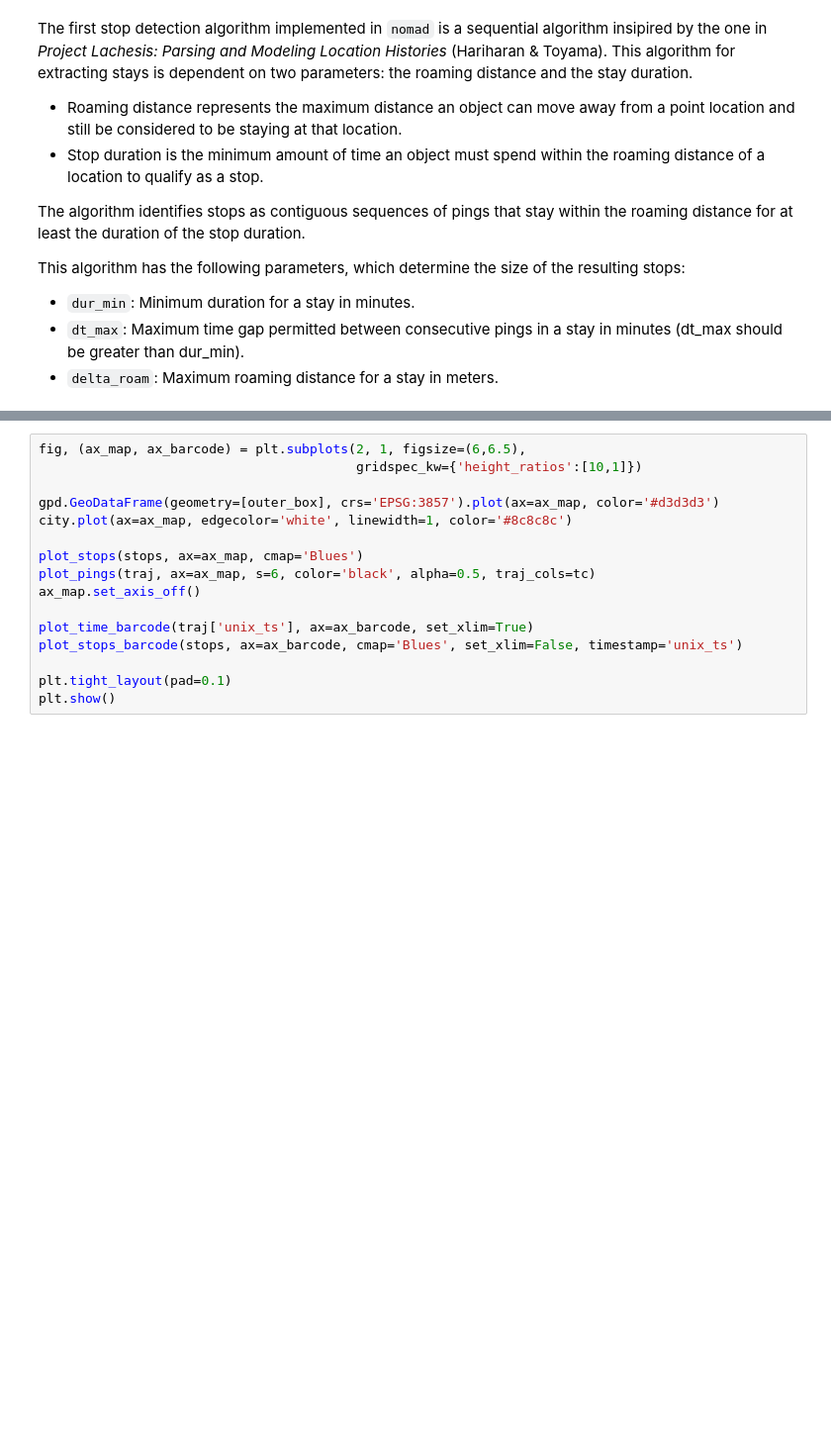
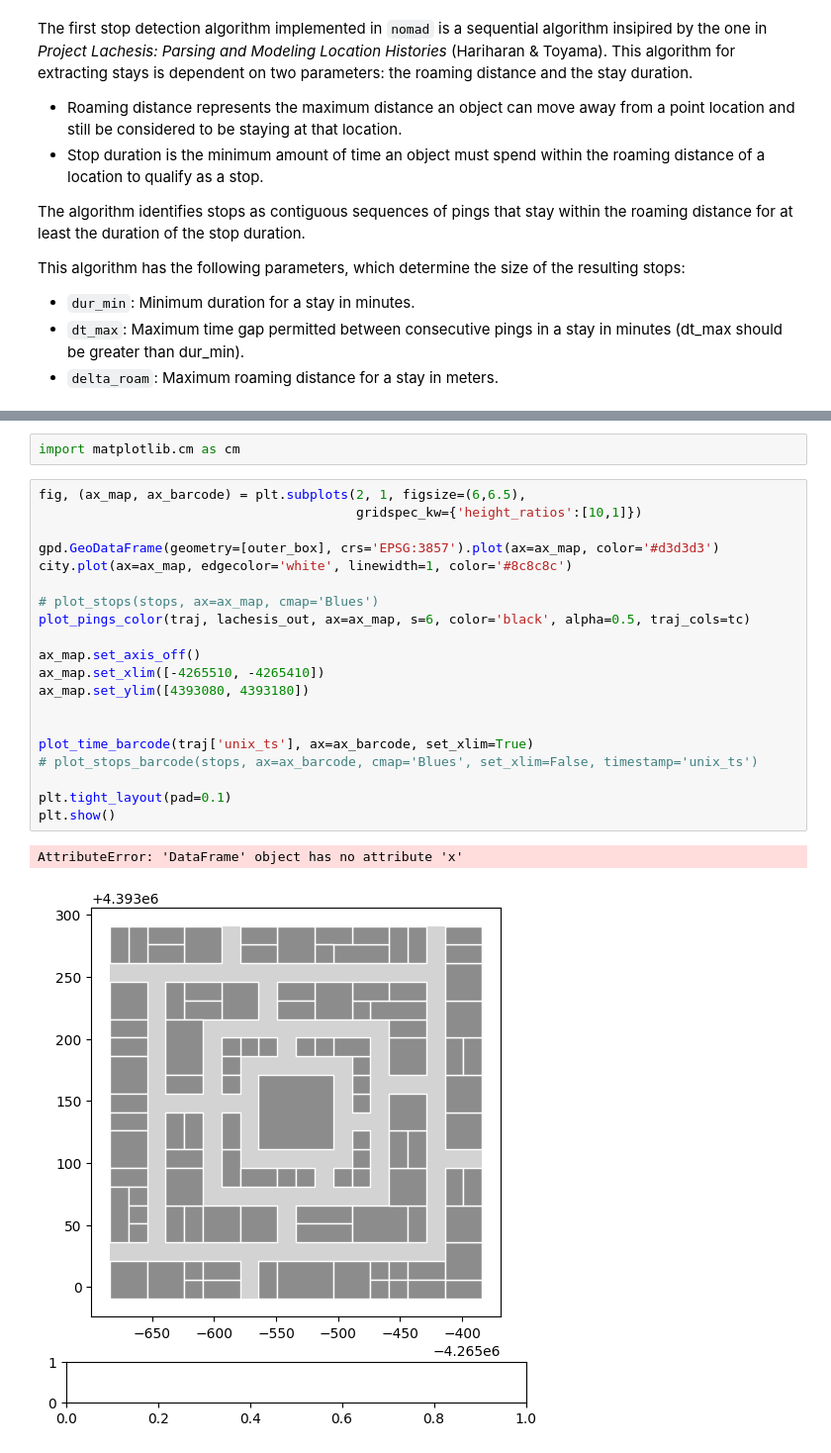
Before and after one commit to Watts-Lab/nomad, a Jupyter notebook: examples/lachesis_demo.ipynb, the cells around one changed output, grey strips where cells are left out. Shown: that part at 99% size. Drawn from its saved outputs; the diff is of its cells as text; blank space fills up the shorter version.

```diff
--- a/examples/lachesis_demo.ipynb
+++ b/examples/lachesis_demo.ipynb
@@ -42,16 +182,25 @@ stops = LACHESIS.lachesis(traj, delta_roam=20, dt_max = 60, dur_min=5, complete_
+# %%
+import matplotlib.cm as cm
 # %%
 fig, (ax_map, ax_barcode) = plt.subplots(2, 1, figsize=(6,6.5),
                                          gridspec_kw={'height_ratios':[10,1]})
 
 gpd.GeoDataFrame(geometry=[outer_box], crs='EPSG:3857').plot(ax=ax_map, color='#d3d3d3')
 city.plot(ax=ax_map, edgecolor='white', linewidth=1, color='#8c8c8c')
 
-plot_stops(stops, ax=ax_map, cmap='Blues')
-plot_pings(traj, ax=ax_map, s=6, color='black', alpha=0.5, traj_cols=tc)
+# plot_stops(stops, ax=ax_map, cmap='Blues')
+plot_pings_color(traj, lachesis_out, ax=ax_map, s=6, color='black', alpha=0.5, traj_cols=tc)
+
 ax_map.set_axis_off()
+ax_map.set_xlim([-4265510, -4265410])
+ax_map.set_ylim([4393080, 4393180])
+
 
 plot_time_barcode(traj['unix_ts'], ax=ax_barcode, set_xlim=True)
-plot_stops_barcode(stops, ax=ax_barcode, cmap='Blues', set_xlim=False, timestamp='unix_ts')
+# plot_stops_barcode(stops, ax=ax_barcode, cmap='Blues', set_xlim=False, timestamp='unix_ts')
 
 plt.tight_layout(pad=0.1)
 plt.show()
+# %% [output]
+AttributeError: 'DataFrame' object has no attribute 'x'
+[figure, added]
```
Also changed, not shown: parts of 4 cells of this notebook, 4 other files.
